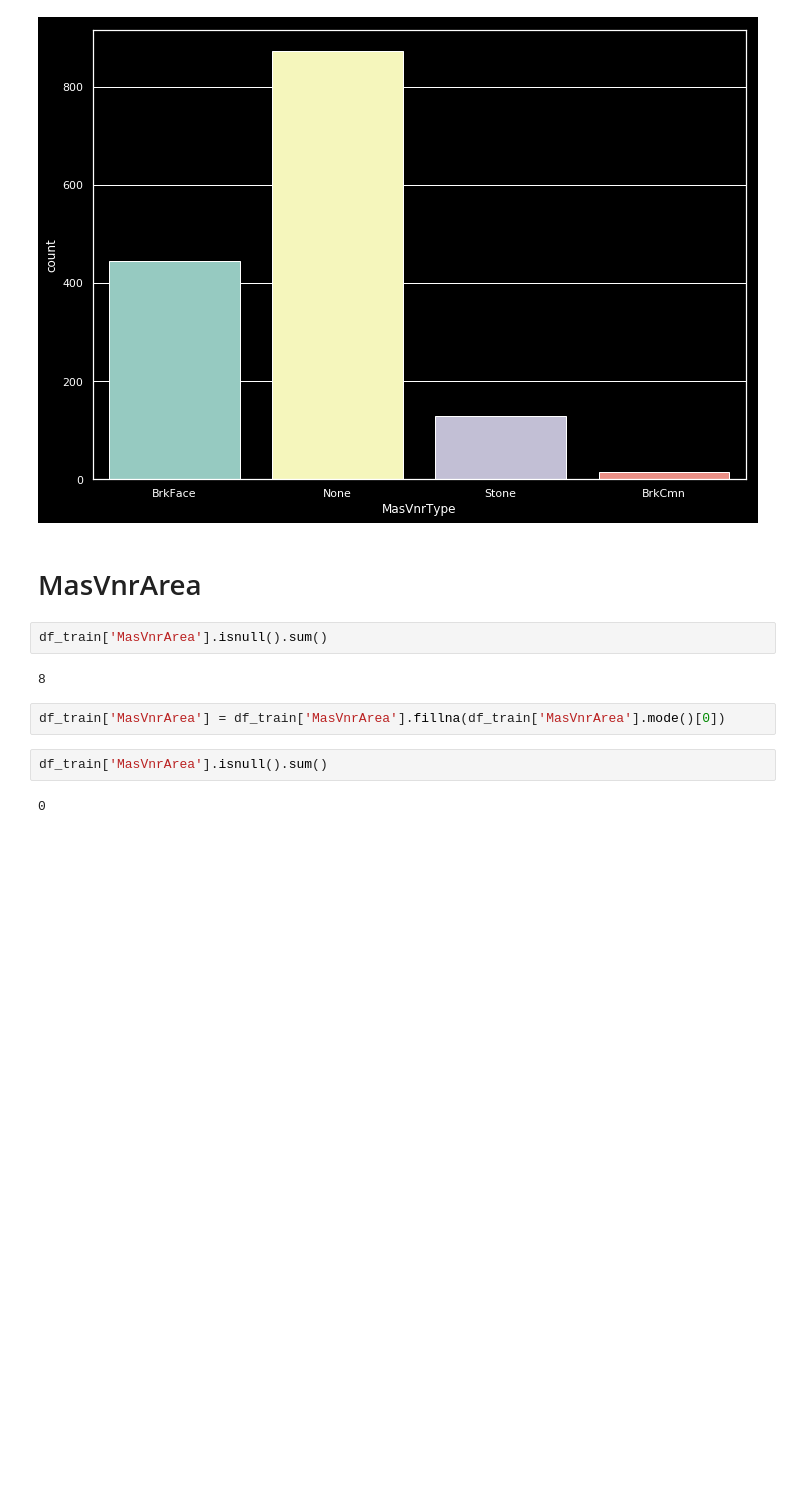
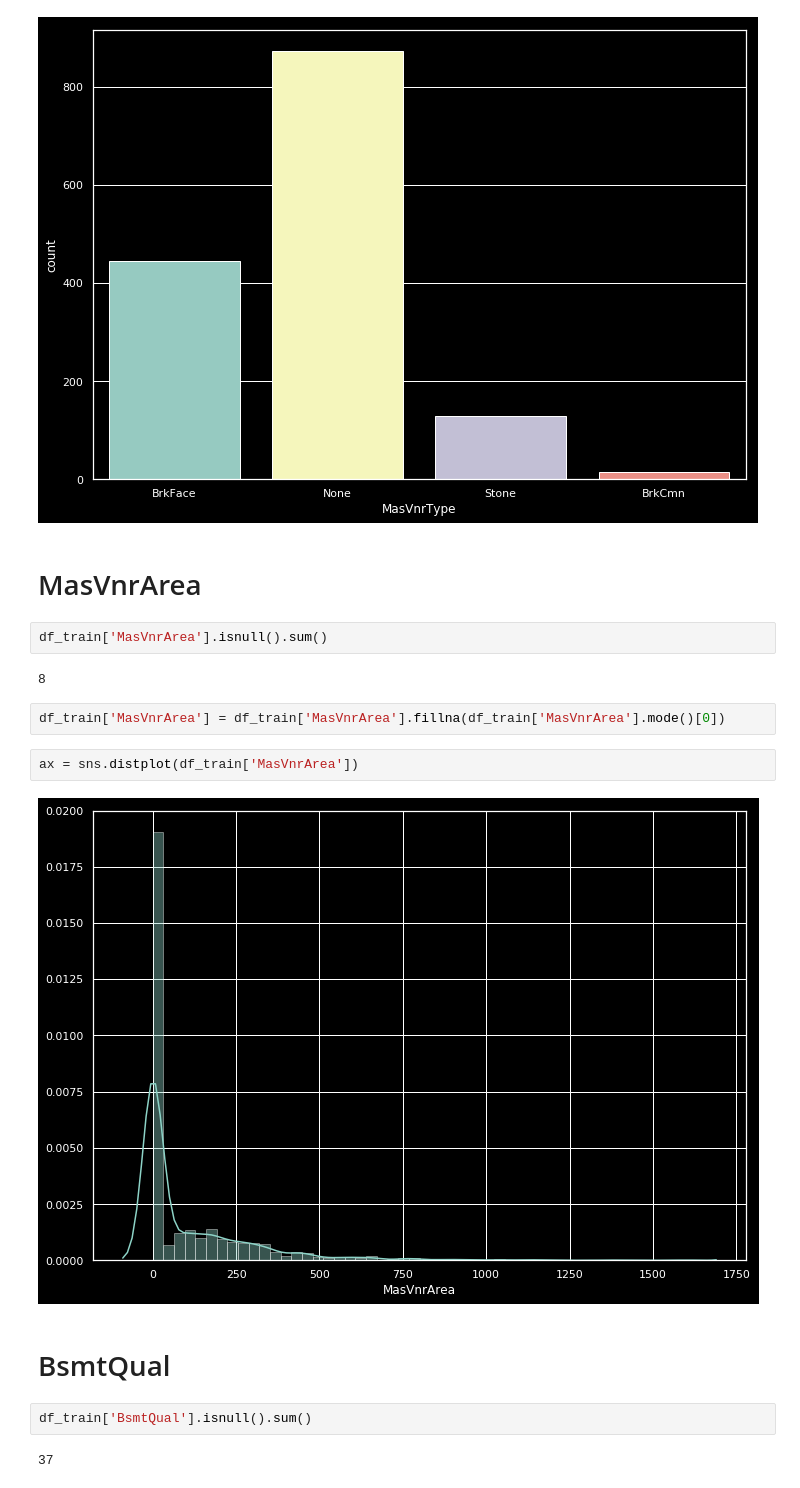
Before and after one commit to JPLAVALLEY/kaggle, a Jupyter notebook: Copy_of_House_Prices_NEW.ipynb, the cells around one changed output. Saved outputs shown, nothing was run; the diff lists cells and outputs as text; blank space fills up the shorter version.

```diff
--- a/Copy_of_House_Prices_NEW.ipynb
+++ b/Copy_of_House_Prices_NEW.ipynb
@@ -185,7 +185,13 @@ df_train['MasVnrArea'].isnull().sum()
 8
 # %%
 df_train['MasVnrArea'] = df_train['MasVnrArea'].fillna(df_train['MasVnrArea'].mode()[0])
+# %%
+ax = sns.distplot(df_train['MasVnrArea'])
+# %% [output]
+[figure, added]
+# %% [markdown]
+# BsmtQual
 # %%
-df_train['MasVnrArea'].isnull().sum()
+df_train['BsmtQual'].isnull().sum()
 # %% [output]
-0
+37
```
Also changed, not shown: parts of 4 cells of this notebook.
